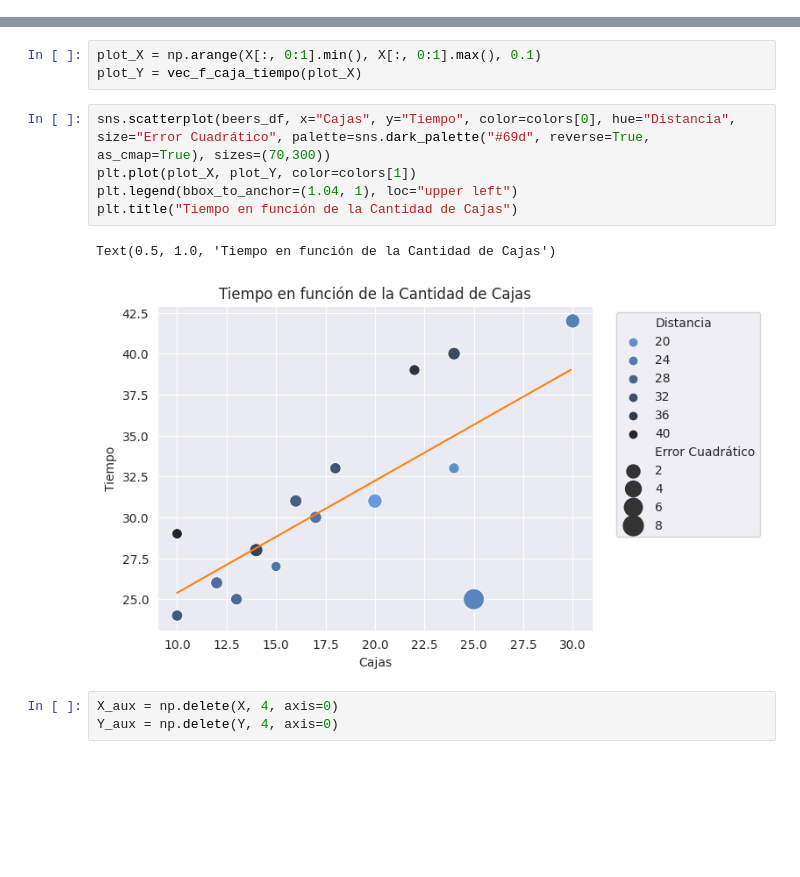
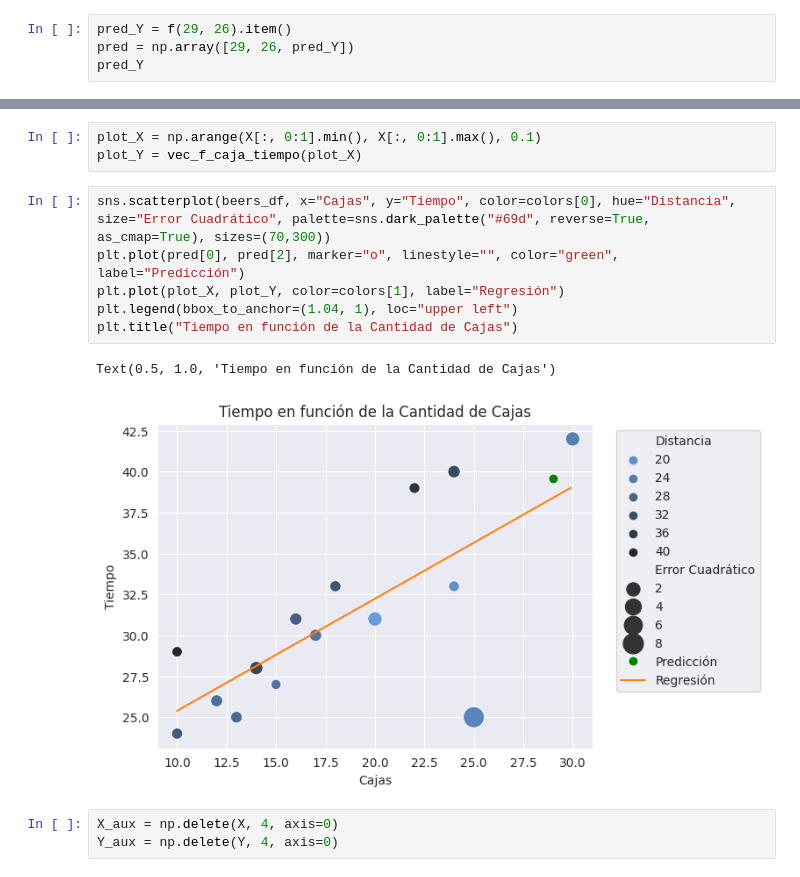
Before and after one commit to prausela/regressions, a Jupyter notebook: beers.ipynb, the cells around one changed output, grey strips where cells are left out. Cells and saved outputs as stored; diff of their text form; blank space fills up the shorter version.

Commit message:
feat: add predicted point to plot

```diff
--- a/beers.ipynb
+++ b/beers.ipynb
@@ -342,0 +339,4 @@ f(29, 26).item()
+# %%
+pred_Y = f(29, 26).item()
+pred = np.array([29, 26, pred_Y])
+pred_Y
@@ -602,12 +632,13 @@ plot_X = np.arange(X[:, 0:1].min(), X[:, 0:1].max(), 0.1)
 plot_Y = vec_f_caja_tiempo(plot_X)
 # %%
 sns.scatterplot(beers_df, x="Cajas", y="Tiempo", color=colors[0], hue="Distancia", size="Error Cuadrático", palette=sns.dark_palette("#69d", reverse=True, as_cmap=True), sizes=(70,300))
-plt.plot(plot_X, plot_Y, color=colors[1])
+plt.plot(pred[0], pred[2], marker="o", linestyle="", color="green", label="Predicción")
+plt.plot(plot_X, plot_Y, color=colors[1], label="Regresión")
 plt.legend(bbox_to_anchor=(1.04, 1), loc="upper left")
 plt.title("Tiempo en función de la Cantidad de Cajas")
 # %% [output]
 Text(0.5, 1.0, 'Tiempo en función de la Cantidad de Cajas')
-[figure, old version]
+[figure, new version]
 # %%
 X_aux = np.delete(X, 4, axis=0)
 Y_aux = np.delete(Y, 4, axis=0)
```
Also changed, not shown: parts of 14 cells of this notebook.
